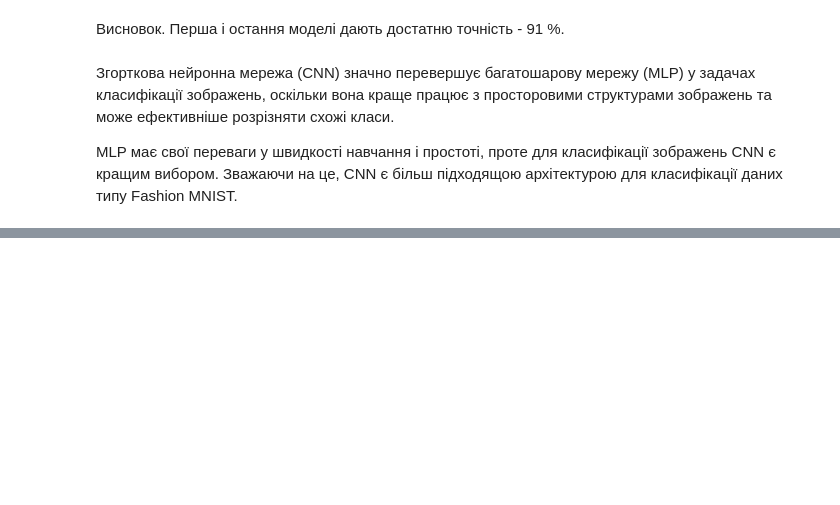
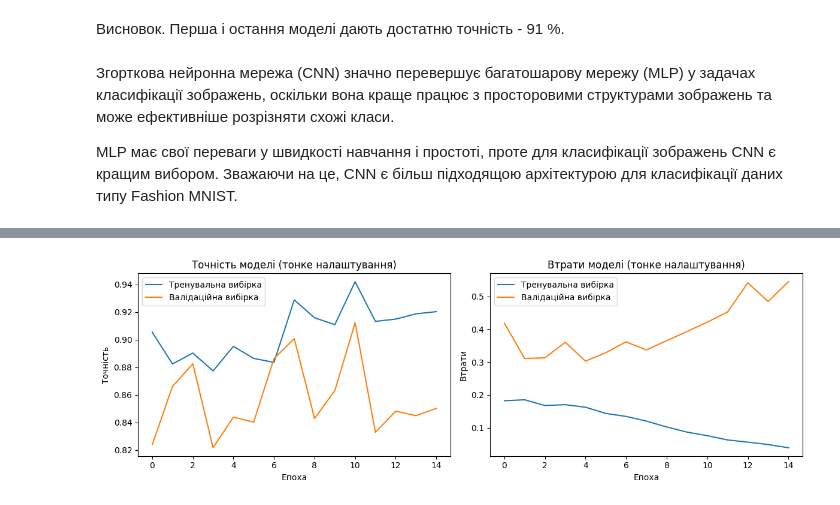
Before and after one commit to OlhaYastrebova/goit-ds-hw, a Jupyter notebook: Hw_13.ipynb, the cells around one changed output, grey strips where cells are left out. Cells and saved outputs as stored; diff of their text form; code cells hidden in the pictures; blank space fills up the shorter version.

```diff
--- a/Hw_13.ipynb
+++ b/Hw_13.ipynb
@@ -531,0 +474,11 @@ CNN (VGG16): Завдяки своїм властивостям CNN значно
+# %%
+# Перекомпіляція моделі
+model.compile(optimizer=tf.keras.optimizers.Adam(learning_rate=0.001),
+              loss='sparse_categorical_crossentropy',
+              metrics=['accuracy'])
+# %%
+# Донавчання моделі
+history_fine = model.fit(train_images, train_labels, epochs=15,
+                         validation_split=0.2,
+                         batch_size=64,
+                         callbacks=[callback])
@@ -531,0 +539,5 @@ CNN (VGG16): Завдяки своїм властивостям CNN значно
+# %%
+# Побудова графіків для етапу тонкого налаштування
+plot_learning_curves(history_fine, "(тонке налаштування)")
+# %% [output]
+[figure, added]
```
Also changed, not shown: parts of 25 cells of this notebook.
